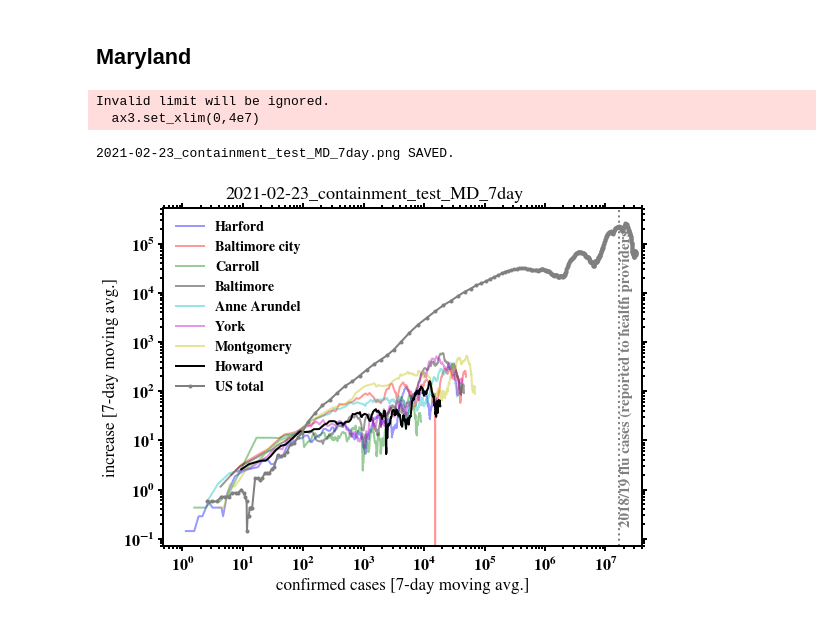
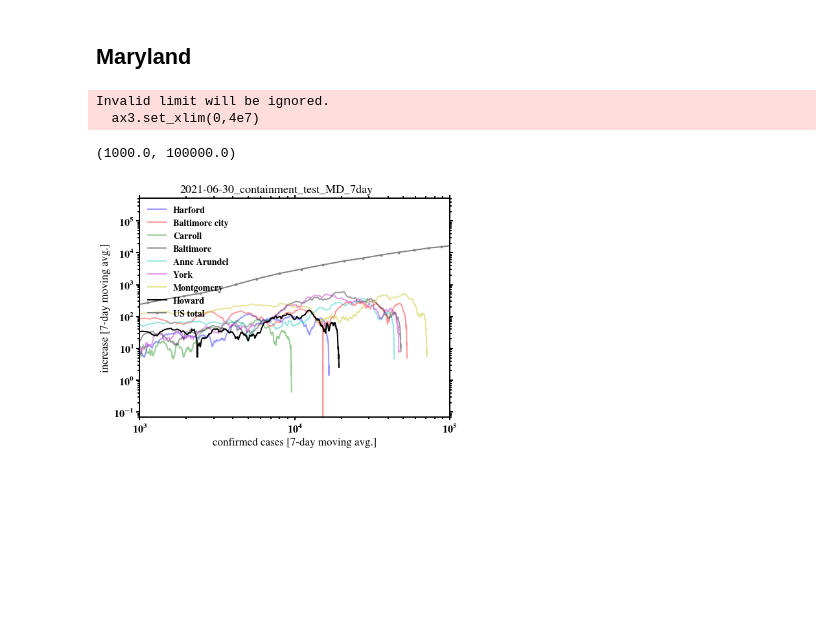
Before and after one commit to cpnHere/covid-19-data, a Jupyter notebook: my_work/desk.ipynb, the cells around one changed output. Cells and saved outputs as stored; diff of their text form; code cells hidden in the pictures; blank space fills up the shorter version.

```diff
--- a/my_work/desk.ipynb
+++ b/my_work/desk.ipynb
@@ -3,7 +3,7 @@ from c19analysis import *
 import cpnCommonlib as cpn
 cpn.setup_figures(plt)
 # %%
-today = pd.to_datetime('2/23/2021')
+today = pd.to_datetime('6/30/2021')
 path = '../'
 filename = 'us-counties.csv'
 fnamesta = 'us-states.csv'
@@ -115,27 +122,28 @@ dict_keys(['Lorain', 'Medina', 'Summit', 'Portage', 'Geauga', 'Lake'])
 # %%
 MD_sur ={'Harford':24025,'Baltimore city':24510,	'Carroll':24013,'Baltimore':39153,'Anne Arundel':24003,'York':42133,'Montgomery':24031} #York in PA
 clrs=['b','r','g','k','c','m','y']
 fig3,ax3 = plt.subplots(figsize=(8,6))
 fig3_ttl = str(today.date())+'_containment_test_MD_7day'
 i=0
 for cts in MD_sur.keys():
     confirmed_cases_vs_increase(data,cts,MD_sur[cts],fig3,ax3,clr=clrs[i],alpha=0.4,lns='-',moving_window=7)
     i+=1
 
 confirmed_cases_vs_increase(data,'Howard',24027,fig3,ax3,clr='k',lns='-',moving_window=7)
 confirmed_cases_vs_increase_US(data_st,ax3,moving_window=7)
 ax3.axvline(16.5e6,ls=':',color='grey')
 ax3.annotate('2018/19 flu cases (reported to health providers)',xy=(17e6,0.2),color='grey',rotation=90)
 ax3.set_xlabel('confirmed cases [7-day moving avg.]')
 ax3.set_ylabel('increase [7-day moving avg.]')
 ax3.set_xlim(0,4e7)
 cpn.rightNtop_ticks(ax3)
 ax3.legend()
 fig3.suptitle(fig3_ttl)
 fig3.tight_layout(rect=[0,0,1,0.98])
-savefig(fig3,fig3_ttl)
+#savefig(fig3,fig3_ttl)
+ax3.set_xlim([1e3,1e5])
 # %% [output]
 Invalid limit will be ignored.
   ax3.set_xlim(0,4e7)
-2021-02-23_containment_test_MD_7day.png SAVED.
+(1000.0, 100000.0)
-[figure, old version]
+[figure, new version]
```
Also changed, not shown: parts of 6 cells of this notebook, 3 other files.
